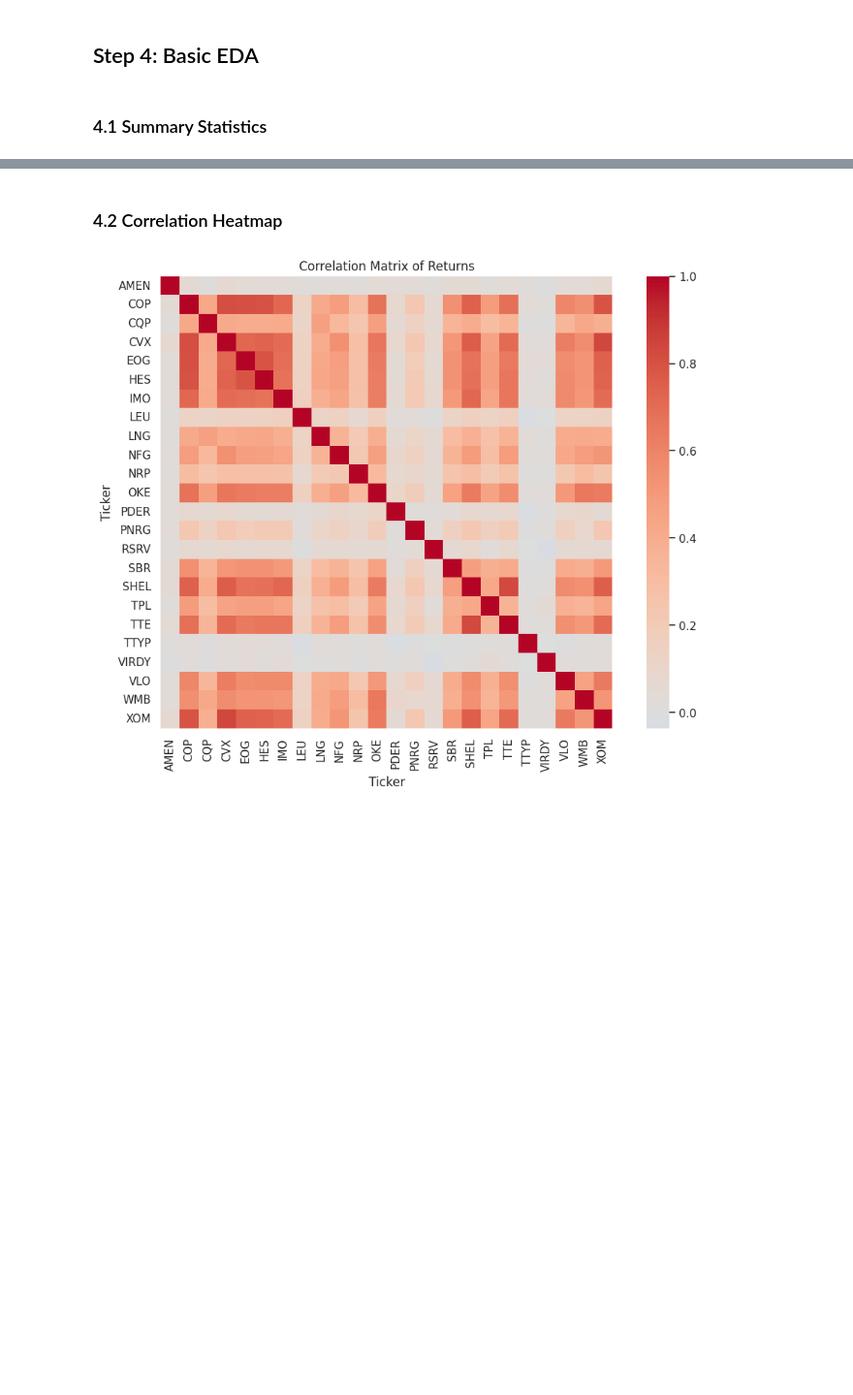
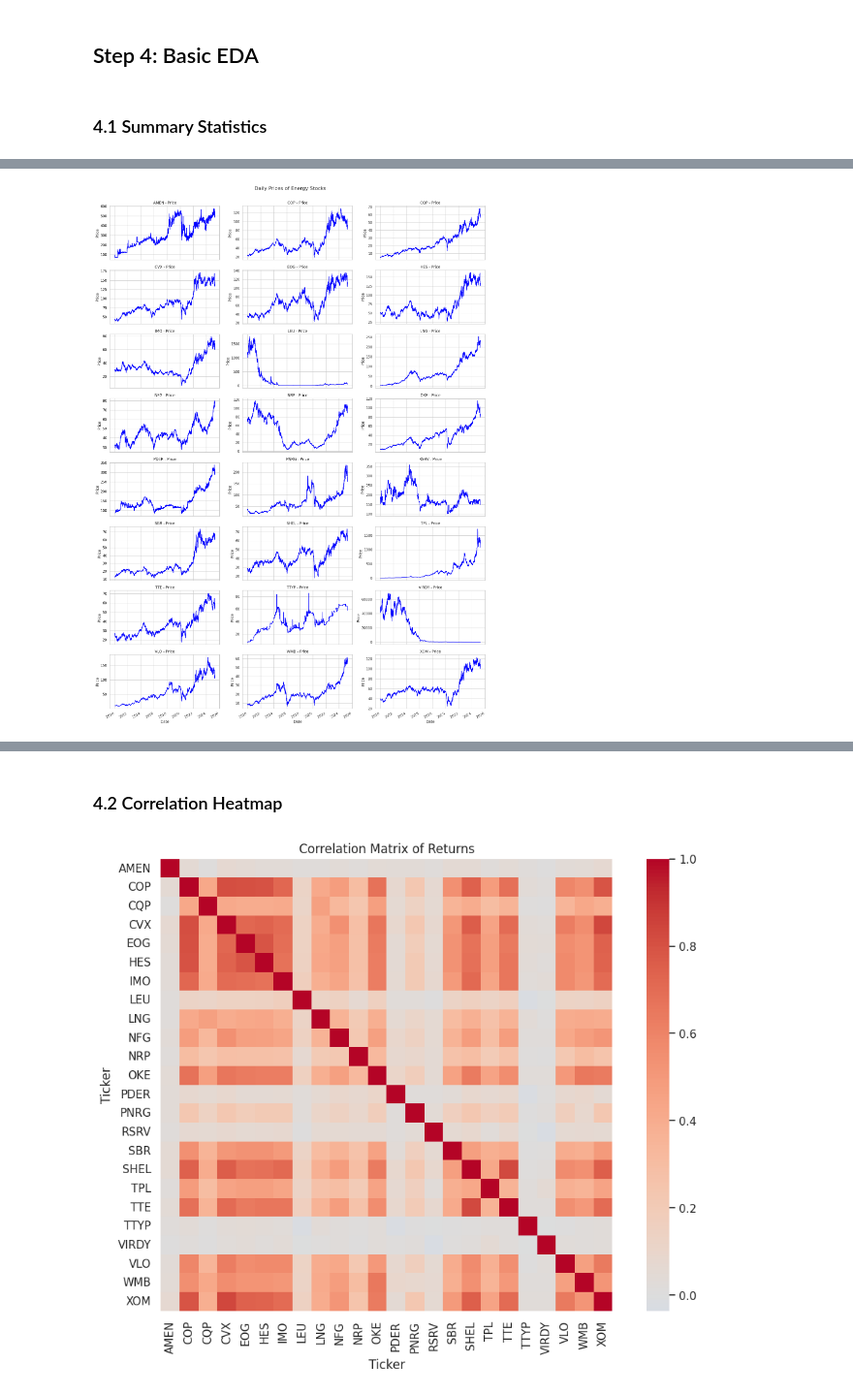
Before and after one commit to TechDeo/MScFE-Capstone-Group-9192, a Jupyter notebook: CAPSTONE_NOTEBOOK_1.ipynb, the cells around one changed output, grey strips where cells are left out. Shown at 97% size. Drawn from its saved outputs; the diff is of its cells as text; code cells hidden in the pictures; blank space fills up the shorter version.

```diff
--- a/CAPSTONE_NOTEBOOK_1.ipynb
+++ b/CAPSTONE_NOTEBOOK_1.ipynb
@@ -110,0 +156,25 @@ summary_stats.sort_values(by='mean', ascending=False).head(10)
+# %%
+tickers = Prices.columns
+num_tickers = len(tickers)
+cols = 3  # 3 columns in the subplot grid
+rows = math.ceil(num_tickers / cols)
+
+# Plot Prices
+fig1, axes1 = plt.subplots(rows, cols, figsize=(18, rows * 3), sharex=True)
+axes1 = axes1.flatten()
+
+for i, ticker in enumerate(tickers):
+    ax = axes1[i]
+    Prices[ticker].plot(ax=ax, title=f"{ticker} - Price", color='blue')
+    ax.set_ylabel("Price")
+    ax.grid(True)
+
+# Remove unused subplots
+for j in range(i + 1, len(axes1)):
+    fig1.delaxes(axes1[j])
+
+plt.tight_layout()
+plt.suptitle("Daily Prices of Energy Stocks", fontsize=16, y=1.02)
+plt.show()
+# %% [output]
+[figure, added]
```
Also changed, not shown: parts of 26 cells of this notebook.
